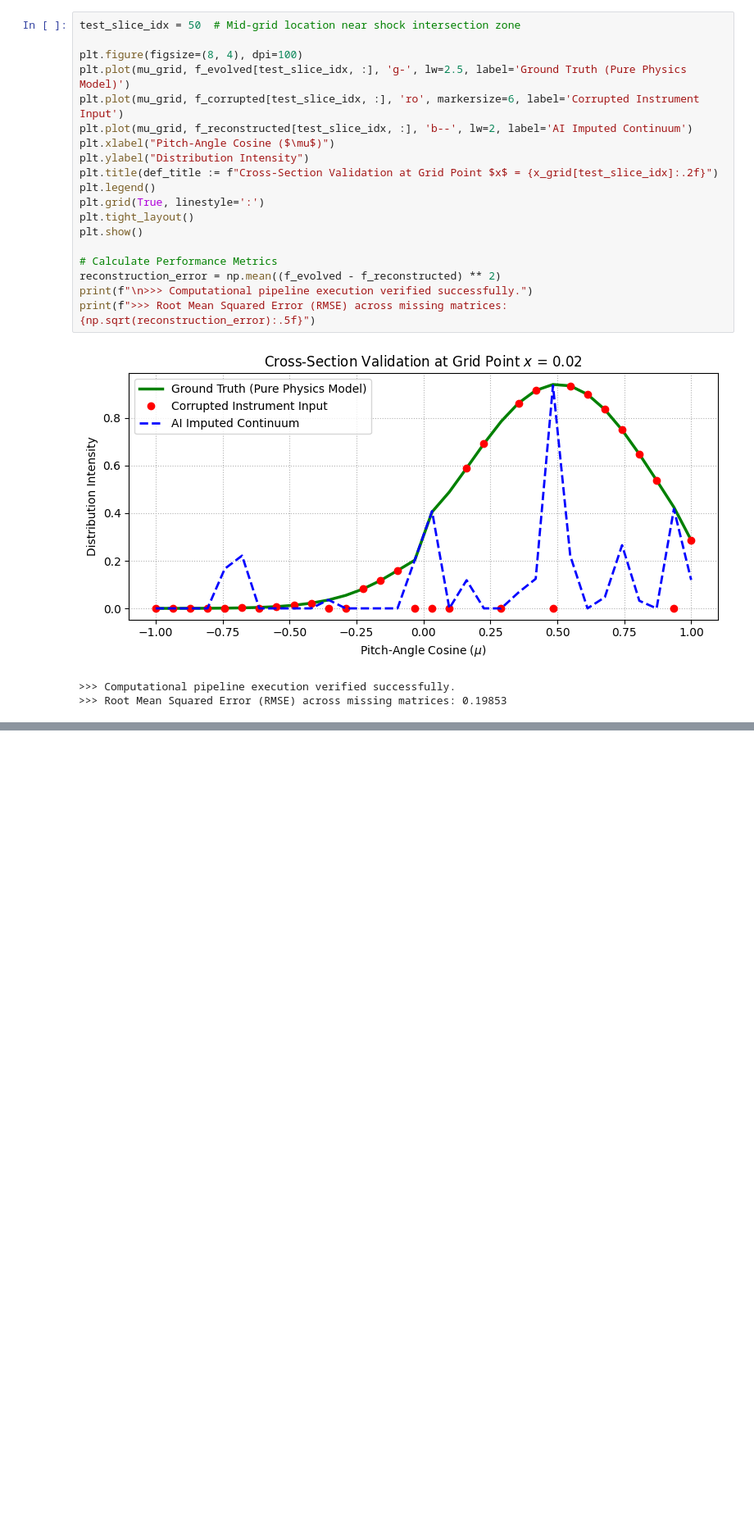
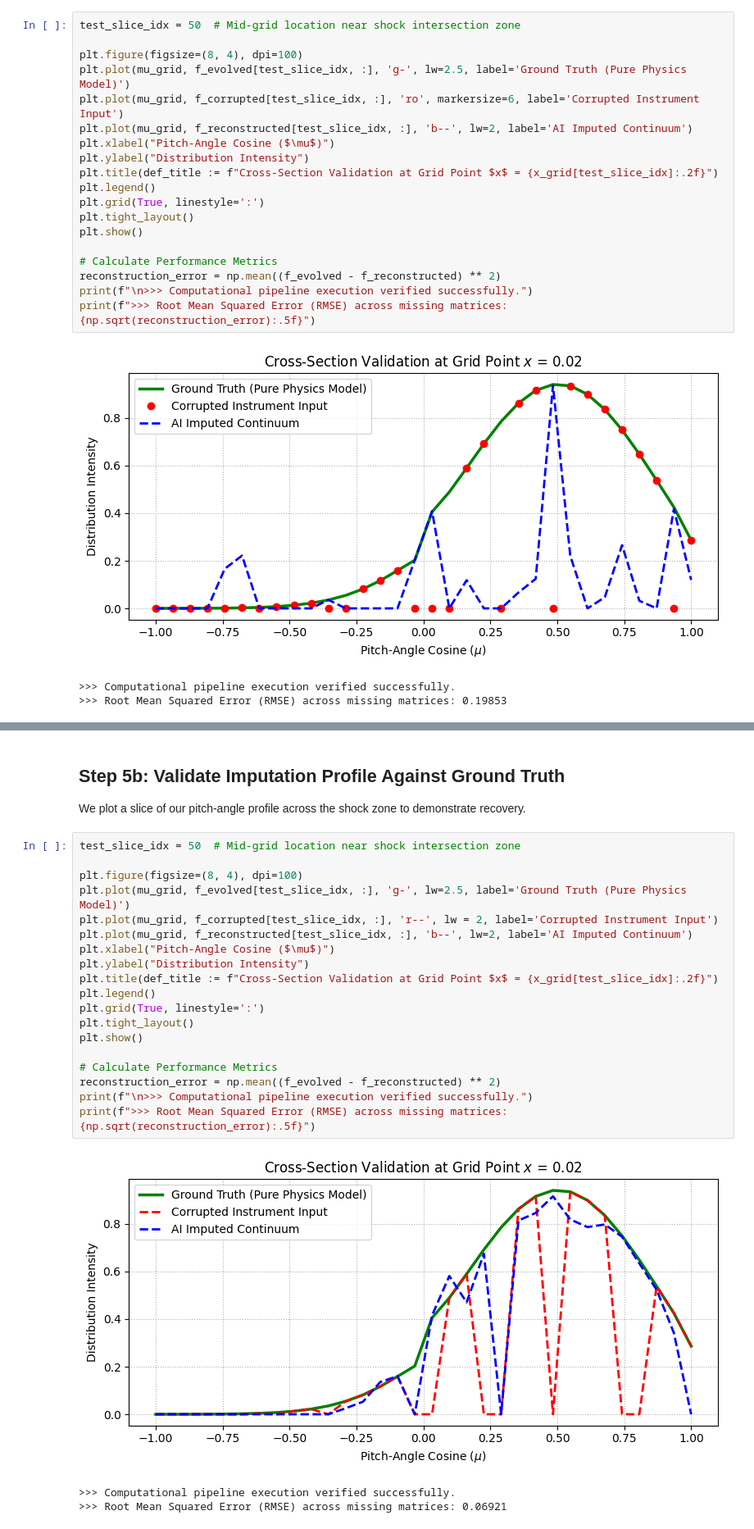
Before and after one commit to Rindhujatreesa/modeling-solar-energetic-particle-acceleration-and-transport-in-CME-driven-shokes-using-MHD, a Jupyter notebook: notebooks/research_demo.ipynb, the cells around one changed output, grey strips where cells are left out. Shown at 82% size. Cells and saved outputs as stored; diff of their text form; blank space fills up the shorter version.

Commit message:
Implement code changes to enhance functionality and improve performance

```diff
--- a/notebooks/research_demo.ipynb
+++ b/notebooks/research_demo.ipynb
@@ -205,0 +227,26 @@ print(f">>> Root Mean Squared Error (RMSE) across missing matrices: {np.sqrt(rec
+# %% [markdown]
+## Step 5b: Validate Imputation Profile Against Ground Truth
+We plot a slice of our pitch-angle profile across the shock zone to demonstrate recovery.
+# %%
+test_slice_idx = 50  # Mid-grid location near shock intersection zone
+
+plt.figure(figsize=(8, 4), dpi=100)
+plt.plot(mu_grid, f_evolved[test_slice_idx, :], 'g-', lw=2.5, label='Ground Truth (Pure Physics Model)')
+plt.plot(mu_grid, f_corrupted[test_slice_idx, :], 'r--', lw = 2, label='Corrupted Instrument Input')
+plt.plot(mu_grid, f_reconstructed[test_slice_idx, :], 'b--', lw=2, label='AI Imputed Continuum')
+plt.xlabel("Pitch-Angle Cosine ($\mu$)")
+plt.ylabel("Distribution Intensity")
+plt.title(def_title := f"Cross-Section Validation at Grid Point $x$ = {x_grid[test_slice_idx]:.2f}")
+plt.legend()
+plt.grid(True, linestyle=':')
+plt.tight_layout()
+plt.show()
+
+# Calculate Performance Metrics
+reconstruction_error = np.mean((f_evolved - f_reconstructed) ** 2)
+print(f"\n>>> Computational pipeline execution verified successfully.")
+print(f">>> Root Mean Squared Error (RMSE) across missing matrices: {np.sqrt(reconstruction_error):.5f}")
+# %% [output]
+[figure, added]
+>>> Computational pipeline execution verified successfully.
+>>> Root Mean Squared Error (RMSE) across missing matrices: 0.06921
```
Also changed, not shown: parts of 6 cells of this notebook.
